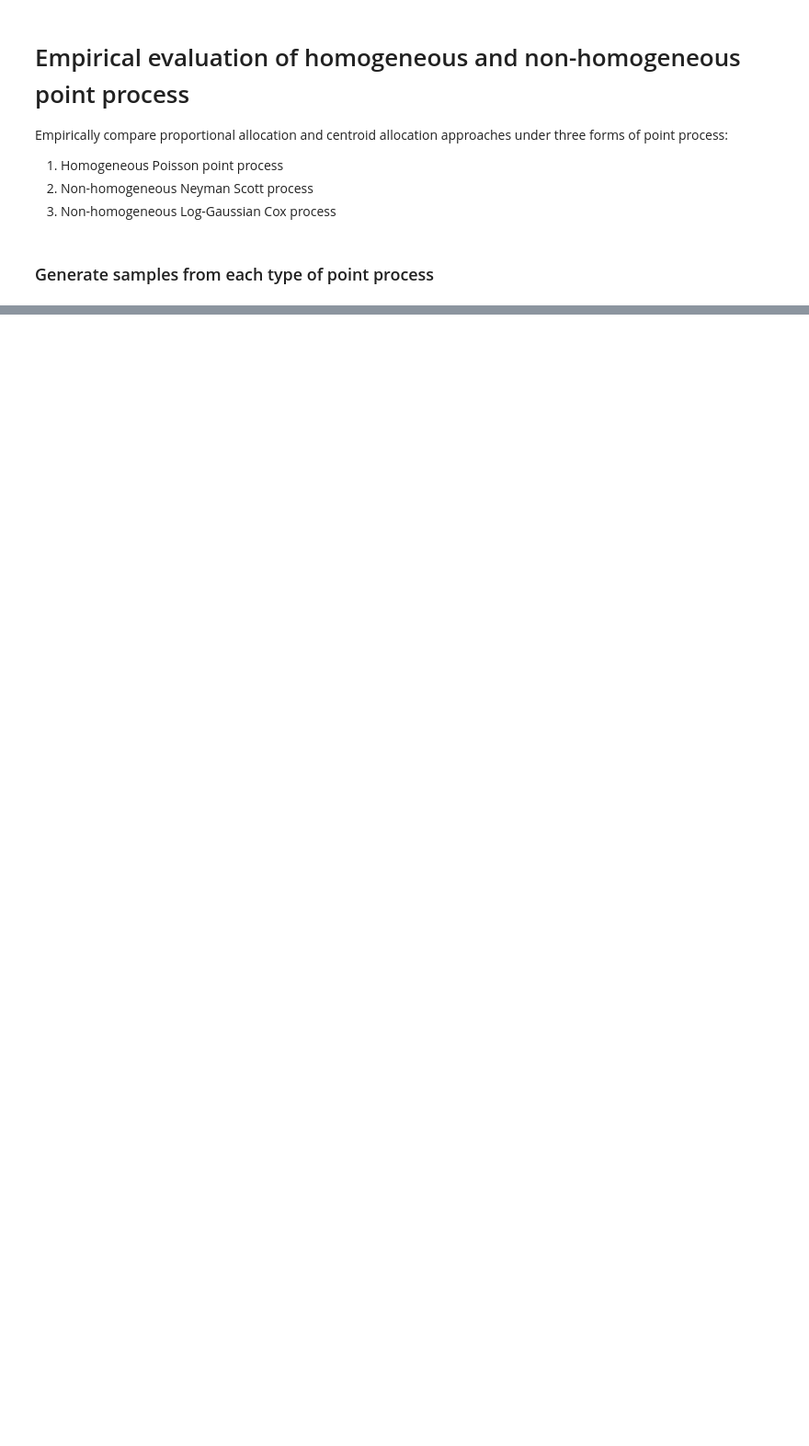
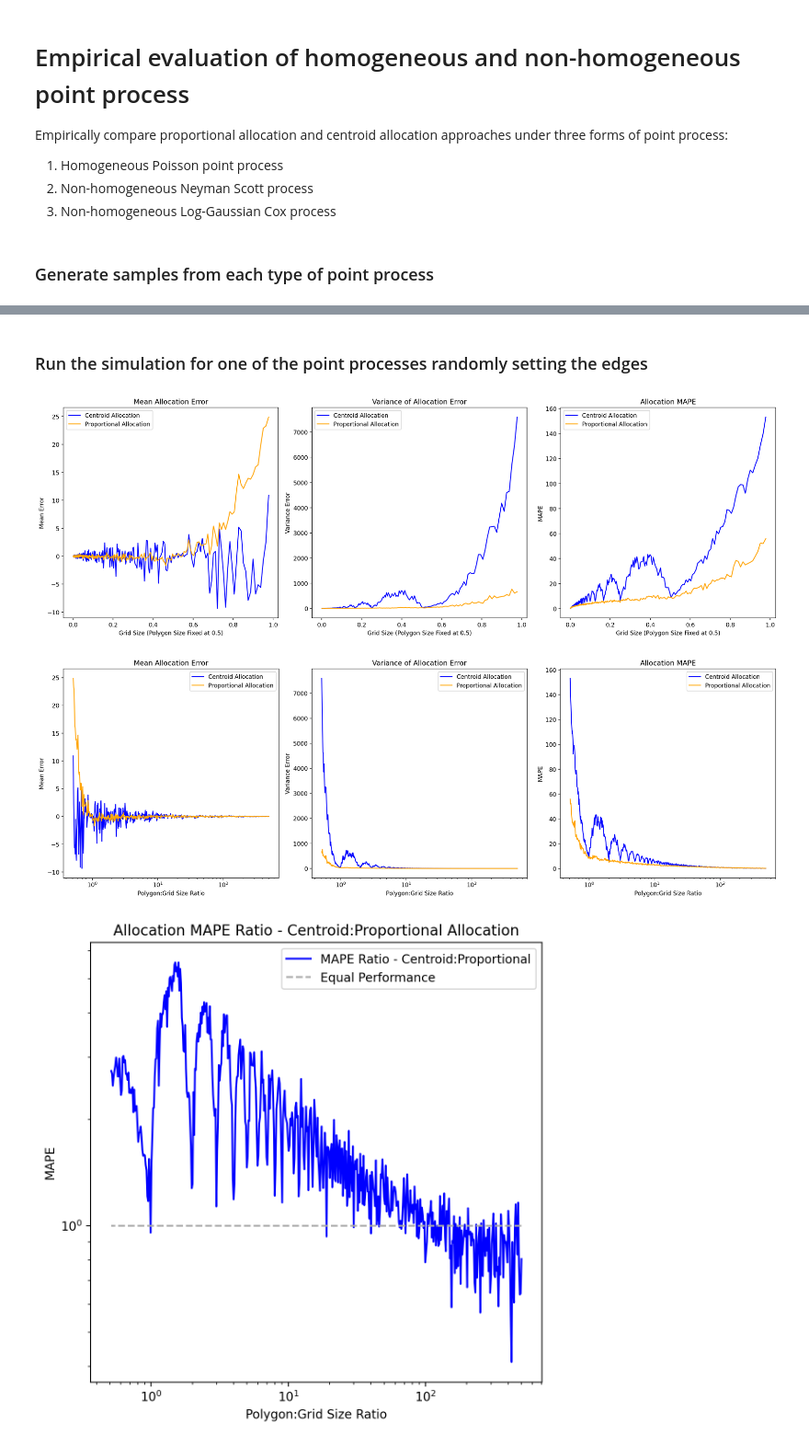
Before and after one commit to kylebradbury/proportional-allocation, a Jupyter notebook: two-d-simulation-experiments.ipynb, the cells around one changed output, grey strips where cells are left out. Shown at 92% size. Drawn from its saved outputs; the diff is of its cells as text; code cells hidden in the pictures; blank space fills up the shorter version.

```diff
--- a/two-d-simulation-experiments.ipynb
+++ b/two-d-simulation-experiments.ipynb
@@ -63,0 +82,14 @@ for key in sample_generator.keys():
+# %% [markdown]
+### Run the simulation for one of the point processes randomly setting the edges
+# %%
+trials = 100
+x_range = (-1,1)
+y_range = (-1,1)
+results_random_polygon_start = run_simulation_random_polygon_placement_2d(rate, x_range, y_range, trials, dg, dp, point_process)
+plot_simulation_results(dg, dp, results_random_polygon_start)
+plot_simulation_results_ratio(dg, dp, results_random_polygon_start)
+plot_simulation_error_ratios(dg, dp, results_random_polygon_start)
+# %% [output]
+[figure, added]
+[figure, added]
+[figure, added]
```
Also changed, not shown: parts of 8 cells of this notebook, 4 other files.
